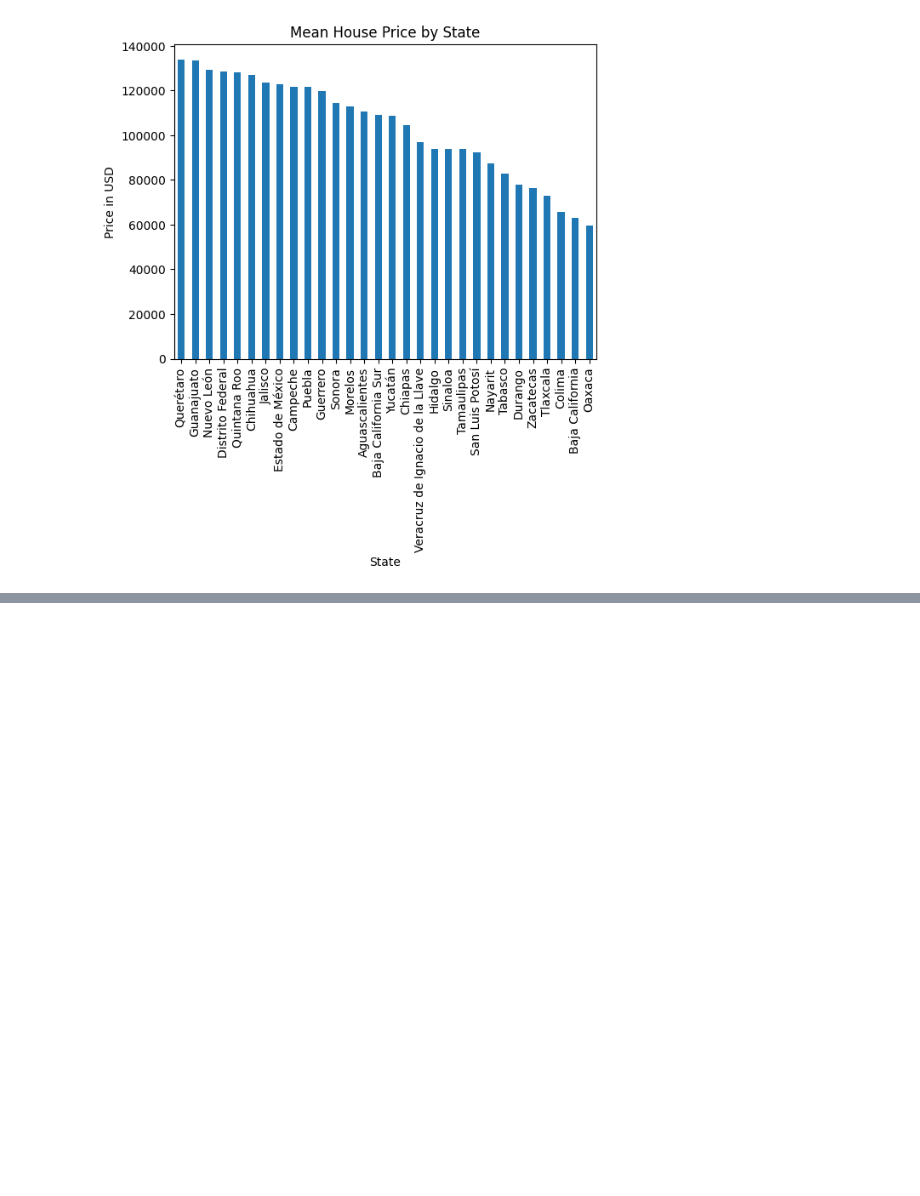
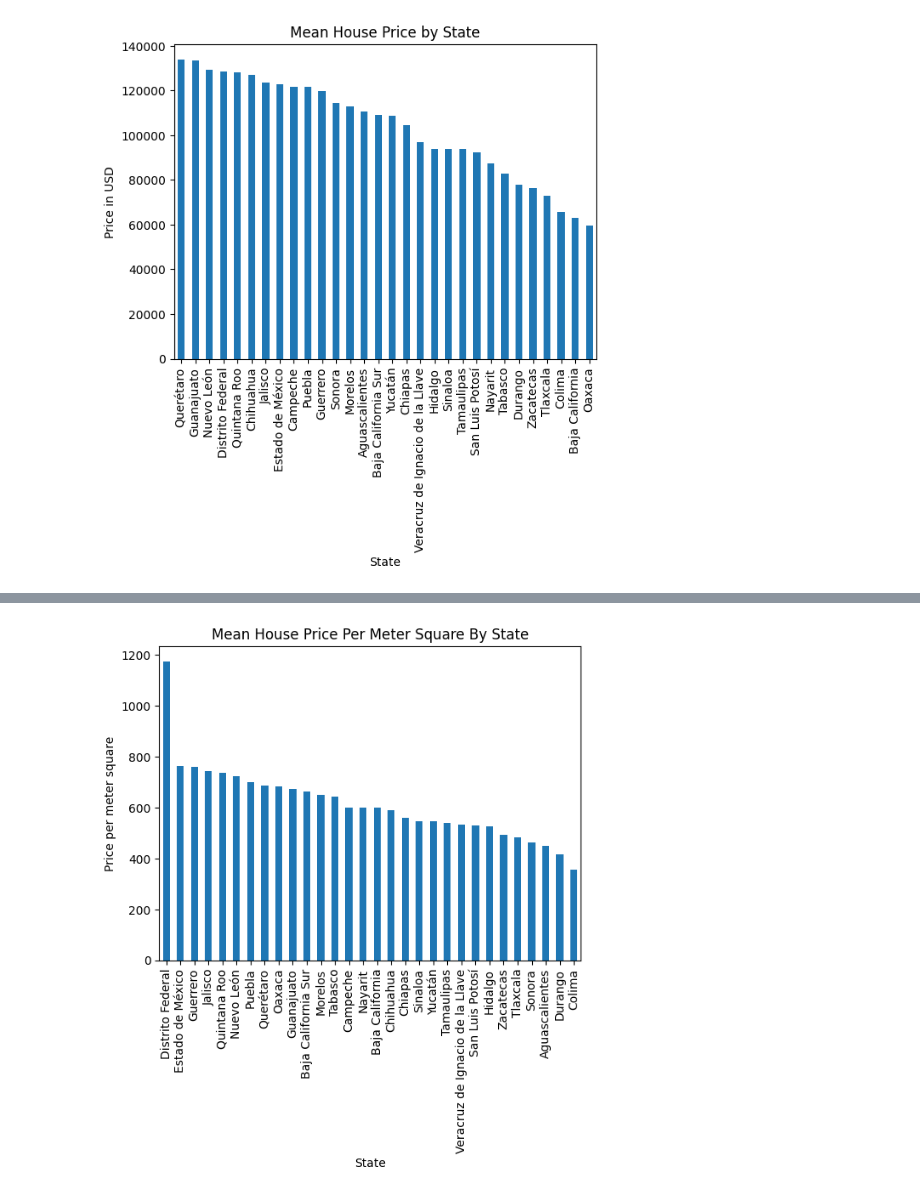
Before and after one commit to kathy254/Mexico-Real-Estate-Market-Analysis, a Jupyter notebook: Mexico_real_estate.ipynb, the cells around one changed output, grey strips where cells are left out. Saved outputs shown, nothing was run; the diff lists cells and outputs as text; code cells hidden in the pictures; blank space fills up the shorter version.

Commit message:
Added visualizations for average price per meter square per state

```diff
--- a/Mexico_real_estate.ipynb
+++ b/Mexico_real_estate.ipynb
@@ -379,3 +379,8 @@ mean_price_by_state.plot(
 );
 # %% [output]
 [figure]
+# %%
+# Create a "price_per_m2" column
+
+df["price_per_m2"] = df["price_usd"] / df["area_m2"]
+df.head()
@@ -381,0 +394,17 @@ mean_price_by_state.plot(
+# %%
+# Get average price_per_m2 for each state
+# Visualize price_per_m2 per state
+
+(
+    df.groupby("state")
+    ["price_per_m2"].mean()
+    .sort_values(ascending=False)
+    .plot(
+        kind="bar",
+        xlabel="State",
+        ylabel="Price per meter square",
+        title="Mean House Price Per Meter Square By State"
+    )
+);
+# %% [output]
+[figure, added]
```
Also changed, not shown: parts of 1 cell of this notebook.
